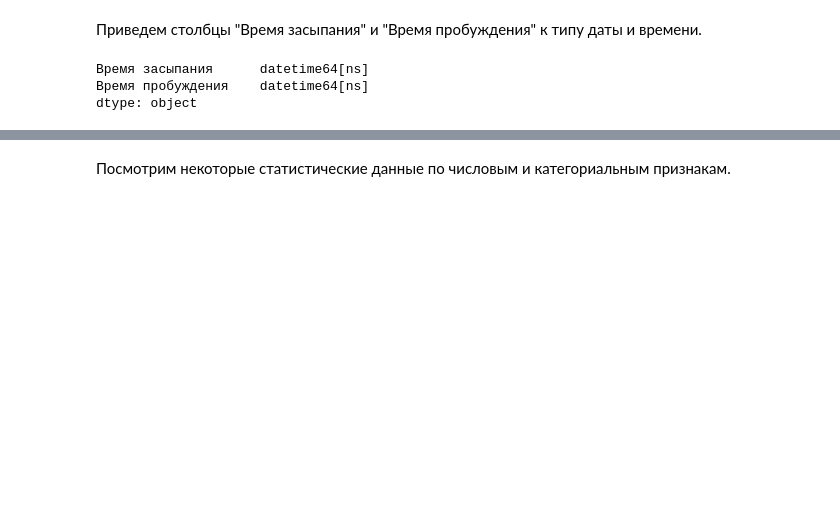
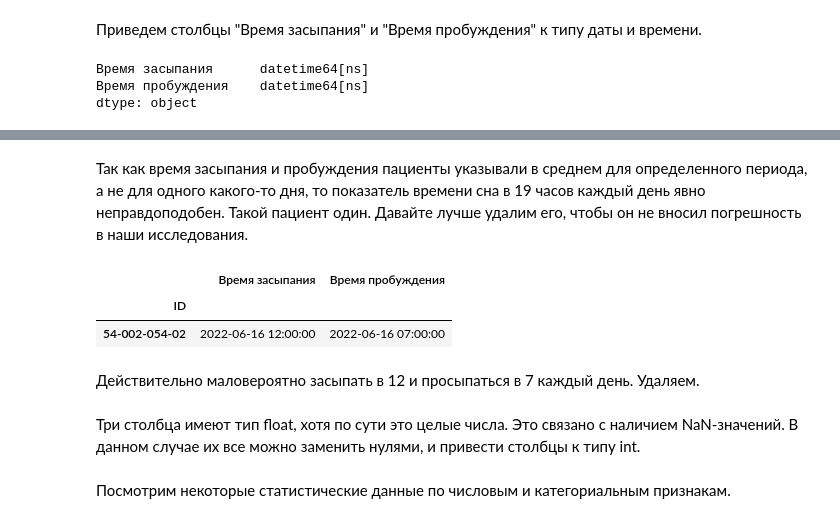
Before and after one commit to mic21053/AIchampionship, a Jupyter notebook: Championship.ipynb, the cells around one changed output, grey strips where cells are left out. Cells and saved outputs as stored; diff of their text form; code cells hidden in the pictures; blank space fills up the shorter version.

```diff
--- a/Championship.ipynb
+++ b/Championship.ipynb
@@ -137,3 +146,6 @@ df.shape
+# %%
+df = df.drop(['ID_y'], axis = 1)
+df = df.set_index('ID')
 # %% [markdown]
 Проверим типы столбцов
 # %%
@@ -167,0 +210,10 @@ dtype: object
+# %% [markdown]
+Так как время засыпания и пробуждения пациенты указывали в среднем для определенного периода, а не для одного какого-то дня, то показатель времени сна в 19 часов каждый день явно неправдоподобен. Такой пациент один. Давайте лучше удалим его, чтобы он не вносил погрешность в наши исследования.
+# %%
+df[df['Время сна'] == 19][['Время засыпания', 'Время пробуждения']]
+# %% [output]
+|  | Время засыпания | Время пробуждения |
+| ID |  |  |
+| 54-002-054-02 | 2022-06-16 12:00:00 | 2022-06-16 07:00:00 |
+# %% [markdown]
+Действительно маловероятно засыпать в 12 и просыпаться в 7 каждый день. Удаляем.
@@ -167,0 +222,2 @@ dtype: object
+# %% [markdown]
+Три столбца имеют тип float, хотя по сути это целые числа. Это связано с наличием NaN-значений. В данном случае их все можно заменить нулями, и привести столбцы к типу int.
```
Also changed, not shown: parts of 20 cells of this notebook.
